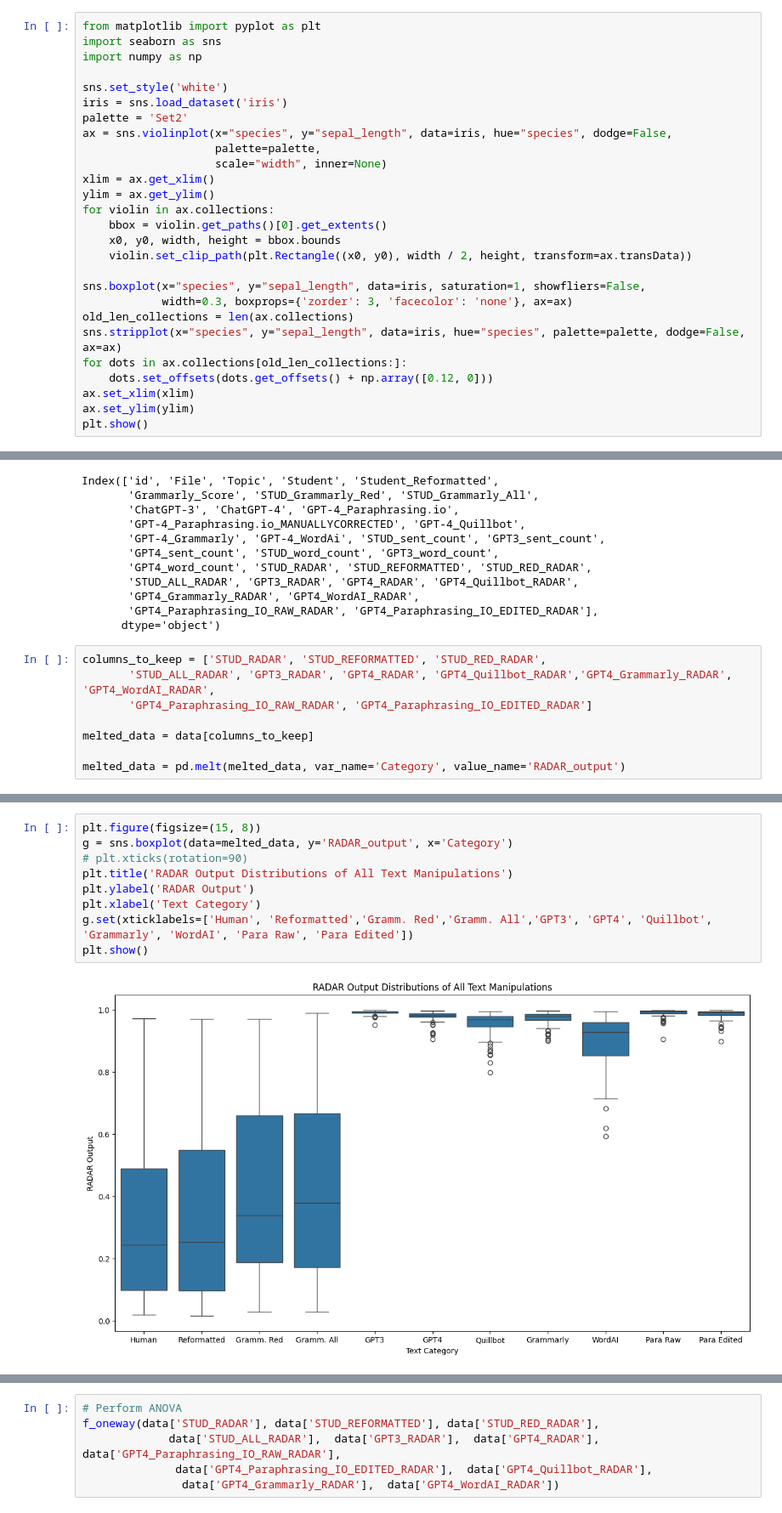
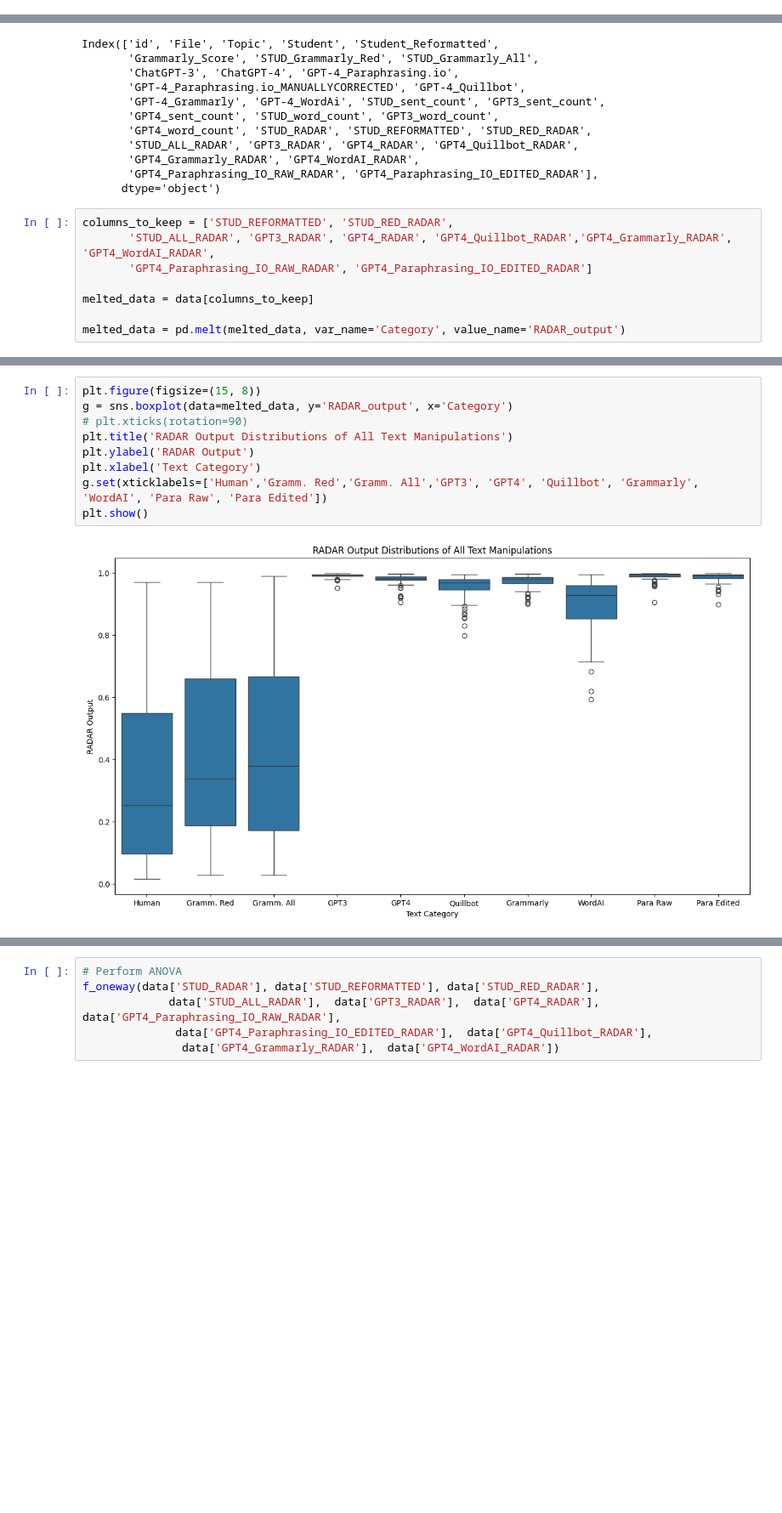
Before and after one commit to nicole-jefferies/RADAR_Eval, a Jupyter notebook: Visualisations and Statistical Tests.ipynb, the cells around one changed output, grey strips where cells are left out. Shown at 85% size. Saved outputs shown, nothing was run; the diff lists cells and outputs as text; blank space fills up the shorter version.

```diff
--- a/Visualisations and Stat Tests.ipynb
+++ b/Visualisations and Statistical Tests.ipynb
@@ -17,30 +17,3 @@ import seaborn as sns
 import re
 # %% [markdown]
 #### Main Experiment
-# %%
-from matplotlib import pyplot as plt
-import seaborn as sns
-import numpy as np
-
-sns.set_style('white')
-iris = sns.load_dataset('iris')
-palette = 'Set2'
-ax = sns.violinplot(x="species", y="sepal_length", data=iris, hue="species", dodge=False,
-                    palette=palette,
-                    scale="width", inner=None)
-xlim = ax.get_xlim()
-ylim = ax.get_ylim()
-for violin in ax.collections:
-    bbox = violin.get_paths()[0].get_extents()
-    x0, y0, width, height = bbox.bounds
-    violin.set_clip_path(plt.Rectangle((x0, y0), width / 2, height, transform=ax.transData))
-
-sns.boxplot(x="species", y="sepal_length", data=iris, saturation=1, showfliers=False,
-            width=0.3, boxprops={'zorder': 3, 'facecolor': 'none'}, ax=ax)
-old_len_collections = len(ax.collections)
-sns.stripplot(x="species", y="sepal_length", data=iris, hue="species", palette=palette, dodge=False, ax=ax)
-for dots in ax.collections[old_len_collections:]:
-    dots.set_offsets(dots.get_offsets() + np.array([0.12, 0]))
-ax.set_xlim(xlim)
-ax.set_ylim(ylim)
-plt.show()
@@ -65,7 +34,7 @@ Index(['id', 'File', 'Topic', 'Student', 'Student_Reformatted',
        'GPT4_Paraphrasing_IO_RAW_RADAR', 'GPT4_Paraphrasing_IO_EDITED_RADAR'],
       dtype='object')
 # %%
-columns_to_keep = ['STUD_RADAR', 'STUD_REFORMATTED', 'STUD_RED_RADAR',
+columns_to_keep = ['STUD_REFORMATTED', 'STUD_RED_RADAR',
        'STUD_ALL_RADAR', 'GPT3_RADAR', 'GPT4_RADAR', 'GPT4_Quillbot_RADAR','GPT4_Grammarly_RADAR', 'GPT4_WordAI_RADAR',
        'GPT4_Paraphrasing_IO_RAW_RADAR', 'GPT4_Paraphrasing_IO_EDITED_RADAR']
 
@@ -89,11 +58,11 @@ melted_data.head(10)
 # %%
 plt.figure(figsize=(15, 8))
 g = sns.boxplot(data=melted_data, y='RADAR_output', x='Category')
 # plt.xticks(rotation=90)
 plt.title('RADAR Output Distributions of All Text Manipulations')
 plt.ylabel('RADAR Output')
 plt.xlabel('Text Category')
-g.set(xticklabels=['Human', 'Reformatted','Gramm. Red','Gramm. All','GPT3', 'GPT4', 'Quillbot', 'Grammarly', 'WordAI', 'Para Raw', 'Para Edited'])
+g.set(xticklabels=['Human','Gramm. Red','Gramm. All','GPT3', 'GPT4', 'Quillbot', 'Grammarly', 'WordAI', 'Para Raw', 'Para Edited'])
 plt.show()
 # %% [output]
-[figure, old version]
+[figure, new version]
```
Also changed, not shown: parts of 6 cells of this notebook, 2 other files.
